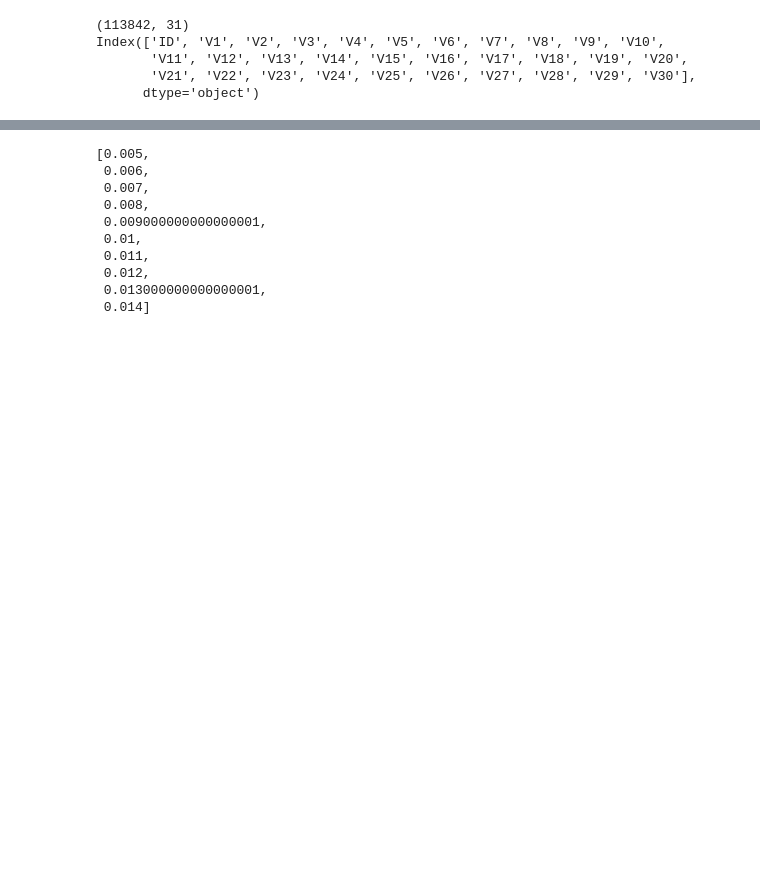
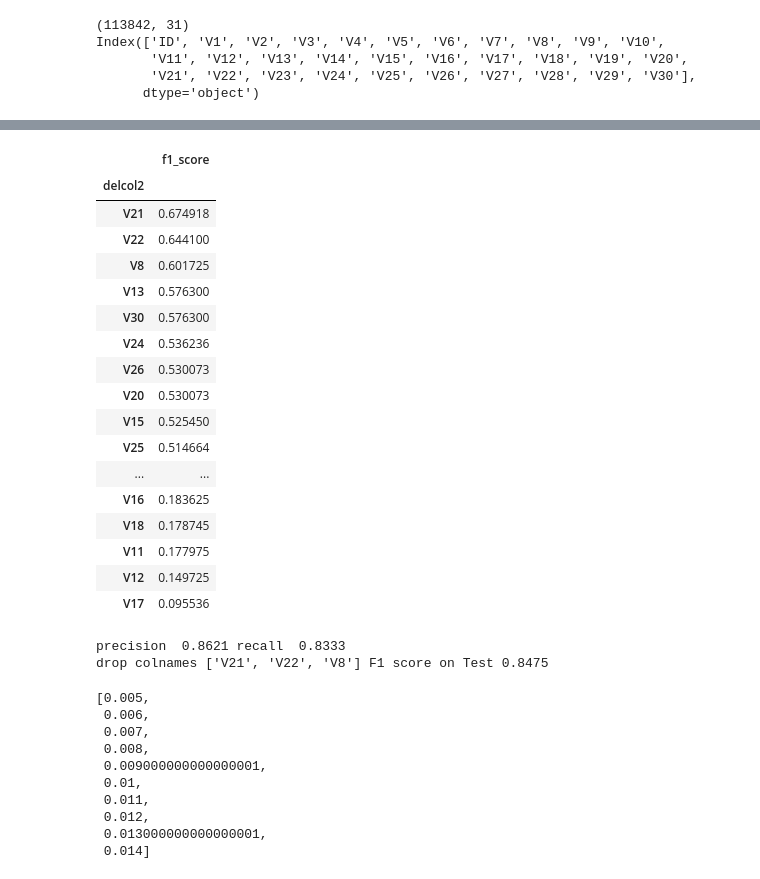
Before and after one commit to bjKim2/Dacon_CreditCard, a Jupyter notebook: prac_robust_02.ipynb, the cells around one changed output, grey strips where cells are left out. Drawn from its saved outputs; the diff is of its cells as text; code cells hidden in the pictures; blank space fills up the shorter version.

```diff
--- a/prac_robust_02.ipynb
+++ b/prac_robust_02.ipynb
@@ -145,4 +67,12 @@ submit.to_csv('./submit.csv', index=False)
 val_x2 = val_x[:]
 val_x2.drop(['V29','V28'],axis=1,inplace=True)
 # val_x2.drop(['V29','V28','V19','V13','V15'],axis=1,inplace=True)
+# %%
+colnames = list(val_df.columns)[1:31]
+# %%
+col3set = []
+for col1 in colnames:
+    for col2 in colnames:
+        for col3 in colnames:
+            if([col1,col2,col3] )
 # %%
@@ -191,0 +133,3 @@ F1 score on Test 0.5484
+# %%
+df = pd.DataFrame({'delcols':delcols,'f1_score':f1s})
+df.head()
@@ -191,0 +143,3 @@ F1 score on Test 0.5484
+# %%
+df['delcol1'] = df.delcols.str[0]
+df['delcol2'] = df.delcols.str[1]
@@ -191,0 +167,49 @@ F1 score on Test 0.5484
+# %%
+df3 =df.groupby('delcol2').mean()
+df3.sort_values('f1_score',inplace=True,ascending=False)
+df3
+# %% [output]
+|  | f1_score |
+| delcol2 |  |
+| V21 | 0.674918 |
+| V22 | 0.644100 |
+| V8 | 0.601725 |
+| V13 | 0.576300 |
+| V30 | 0.576300 |
+| V24 | 0.536236 |
+| V26 | 0.530073 |
+| V20 | 0.530073 |
+| V15 | 0.525450 |
+| V25 | 0.514664 |
+| ... | ... |
+| V16 | 0.183625 |
+| V18 | 0.178745 |
+| V11 | 0.177975 |
+| V12 | 0.149725 |
+| V17 | 0.095536 |
+# %%
+
+temp_list = ['V21','V22','V8']
+val_x2 = val_x.drop(columns=temp_list,axis=1)
+cov = EllipticEnvelope(support_fraction = 0.994, contamination =0.001)
+ground_truth = np.ones(len(val_x2), dtype=int)
+
+y_pred = cov.fit_predict(val_x2)
+n_errors = (y_pred != ground_truth).sum()
+n_errors
+
+y_predLOF = y_pred.copy()
+y_predDF = pd.DataFrame(y_predLOF)
+y_predDF[y_predDF[0] == 1] = 0
+y_predDF[y_predDF[0] == -1] = 1
+
+y_predLOF = y_predDF.values
+y_predLOF = np.ravel(y_predLOF)
+
+precision,recall,fbeta_score, support  = precision_recall_fscore_support(val_y, y_predLOF, average='binary')
+
+print("precision ", round((precision), 4) ,"recall ", round((recall), 4))
+print("drop colnames",temp_list, "F1 score on Test", round((fbeta_score), 4) )
+# %% [output]
+precision  0.8621 recall  0.8333
+drop colnames ['V21', 'V22', 'V8'] F1 score on Test 0.8475
```
Also changed, not shown: parts of 11 cells of this notebook, 12 other files.
